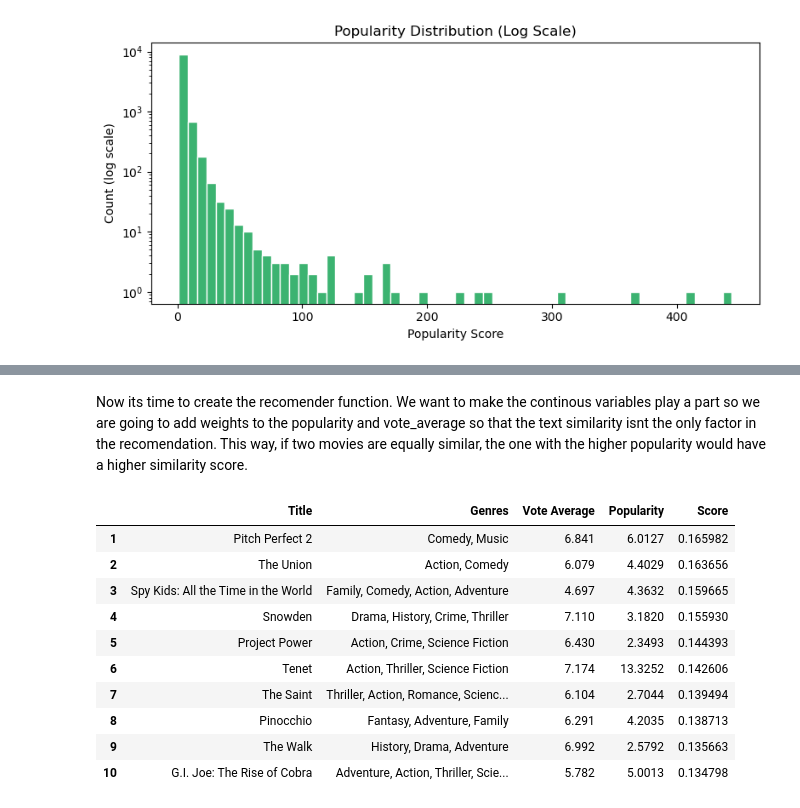
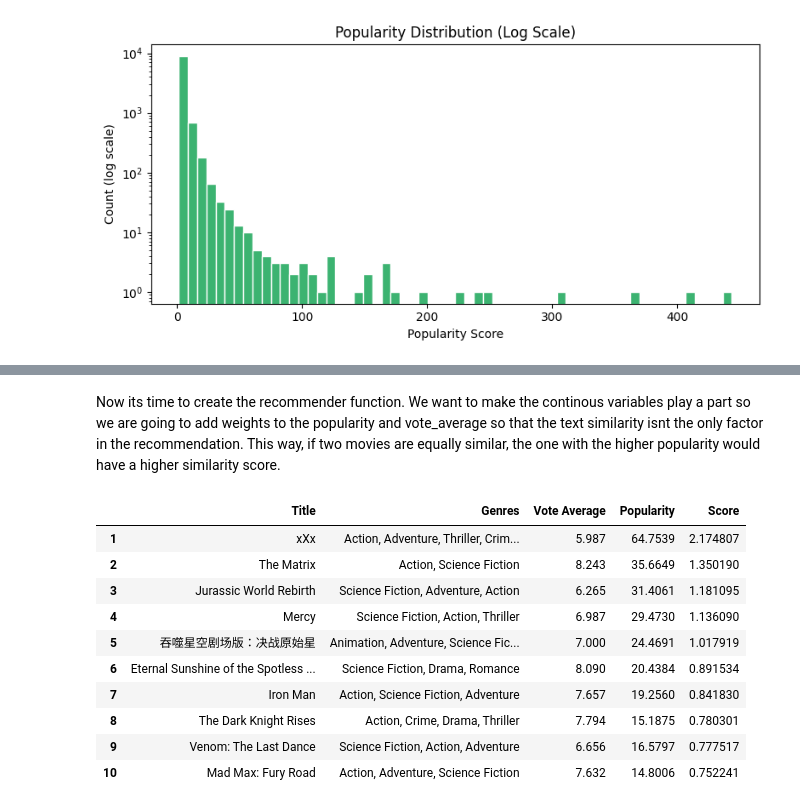
Before and after one commit to clarktenge/movie-recommender, a Jupyter notebook: PSTAT 134 FINAL PROJECT.ipynb, the cells around one changed output, grey strips where cells are left out. Drawn from its saved outputs; the diff is of its cells as text; code cells hidden in the pictures.

Commit message:
Changed tags logic to give better recommendation

```diff
--- a/PSTAT 134 FINAL PROJECT.ipynb
+++ b/PSTAT 134 FINAL PROJECT.ipynb
@@ -104,7 +104,9 @@ for col in ['genres', 'cast', 'keywords']:
 movies_df['overview'] = movies_df['overview'].apply(lambda x: x.split() if isinstance(x, str) else [])
 
 # Adding a new column that combines all the lists into one big list with all the information the computer needs
-movies_df['tags'] = movies_df['overview'] + movies_df['genres'] + movies_df['cast'] + movies_df['keywords']
+# Giving genres 3x weight, cast 2x weight, and keywords 2x weight
+movies_df['tags'] = movies_df['overview'] + (movies_df['genres'] * 3) + (movies_df['cast'] * 2) + (movies_df['keywords'] * 2)
+
 
 # New cleaned df with just the essential information
 cleaned_movies_df = movies_df[['id', 'title', 'tags', 'vote_average', 'popularity']].copy()
@@ -207,7 +209,7 @@ plt.show()
 # %% [markdown]
-Now its time to create the recomender function. We want to make the continous variables play a part so we are going to add weights to the popularity and vote_average so that the text similarity isnt the only factor in the recomendation. This way, if two movies are equally similar, the one with the higher popularity would have a higher similarity score.
+Now its time to create the recommender function. We want to make the continous variables play a part so we are going to add weights to the popularity and vote_average so that the text similarity isnt the only factor in the recommendation. This way, if two movies are equally similar, the one with the higher popularity would have a higher similarity score.
 # %%
-def recomend(title, text_weight=0.95, pop_weight=0.03, vote_weight=0.02, pool_size=100):
+def recommend(title, text_weight=0.95, pop_weight=0.03, vote_weight=0.02, pool_size=100):
     matches = cleaned_movies_df[cleaned_movies_df['title'].str.lower() == title.lower()]
 
     if matches.empty:
@@ -249,19 +251,19 @@ def recomend(title, text_weight=0.95, pop_weight=0.03, vote_weight=0.02, pool_si
 
     return output
 # %%
-recomend("Inception")
+recommend("Inception")
 # %% [output]
 |  | Title | Genres | Vote Average | Popularity | Score |
-| 1 | Pitch Perfect 2 | Comedy, Music | 6.841 | 6.0127 | 0.165982 |
-| 2 | The Union | Action, Comedy | 6.079 | 4.4029 | 0.163656 |
-| 3 | Spy Kids: All the Time in the World | Family, Comedy, Action, Adventure | 4.697 | 4.3632 | 0.159665 |
-| 4 | Snowden | Drama, History, Crime, Thriller | 7.110 | 3.1820 | 0.155930 |
-| 5 | Project Power | Action, Crime, Science Fiction | 6.430 | 2.3493 | 0.144393 |
-| 6 | Tenet | Action, Thriller, Science Fiction | 7.174 | 13.3252 | 0.142606 |
-| 7 | The Saint | Thriller, Action, Romance, Scienc... | 6.104 | 2.7044 | 0.139494 |
-| 8 | Pinocchio | Fantasy, Adventure, Family | 6.291 | 4.2035 | 0.138713 |
-| 9 | The Walk | History, Drama, Adventure | 6.992 | 2.5792 | 0.135663 |
-| 10 | G.I. Joe: The Rise of Cobra | Adventure, Action, Thriller, Scie... | 5.782 | 5.0013 | 0.134798 |
+| 1 | xXx | Action, Adventure, Thriller, Crim... | 5.987 | 64.7539 | 2.174807 |
+| 2 | The Matrix | Action, Science Fiction | 8.243 | 35.6649 | 1.350190 |
+| 3 | Jurassic World Rebirth | Science Fiction, Adventure, Action | 6.265 | 31.4061 | 1.181095 |
+| 4 | Mercy | Science Fiction, Action, Thriller | 6.987 | 29.4730 | 1.136090 |
+| 5 | 吞噬星空剧场版：决战原始星 | Animation, Adventure, Science Fic... | 7.000 | 24.4691 | 1.017919 |
+| 6 | Eternal Sunshine of the Spotless ... | Science Fiction, Drama, Romance | 8.090 | 20.4384 | 0.891534 |
+| 7 | Iron Man | Action, Science Fiction, Adventure | 7.657 | 19.2560 | 0.841830 |
+| 8 | The Dark Knight Rises | Action, Crime, Drama, Thriller | 7.794 | 15.1875 | 0.780301 |
+| 9 | Venom: The Last Dance | Science Fiction, Action, Adventure | 6.656 | 16.5797 | 0.777517 |
+| 10 | Mad Max: Fury Road | Action, Adventure, Science Fiction | 7.632 | 14.8006 | 0.752241 |
 # %% [markdown]
 ## 📋 TODO — Results (WRITE THIS SECTION)
 
```
Also changed, not shown: parts of 5 cells of this notebook.
